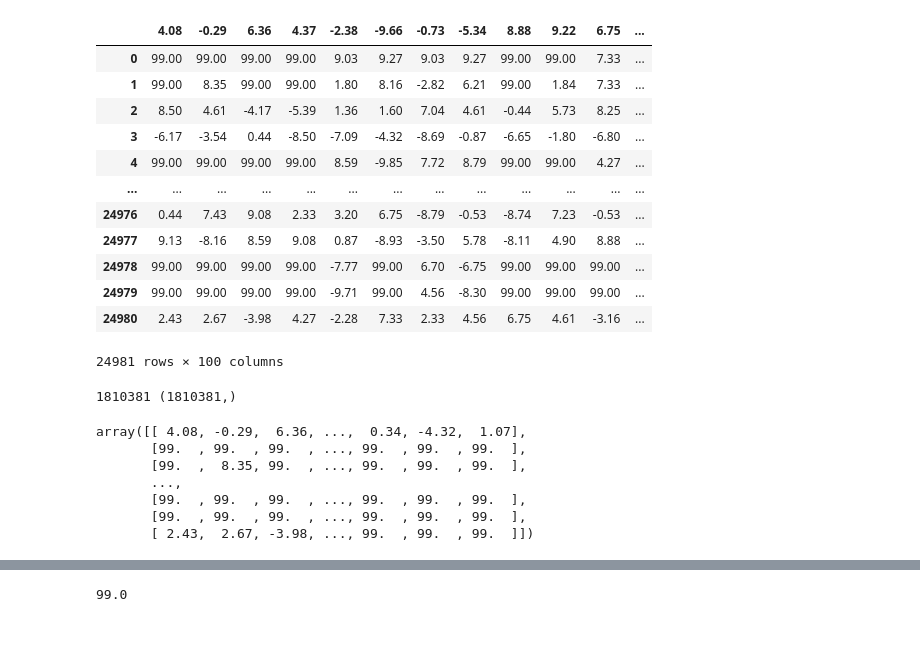
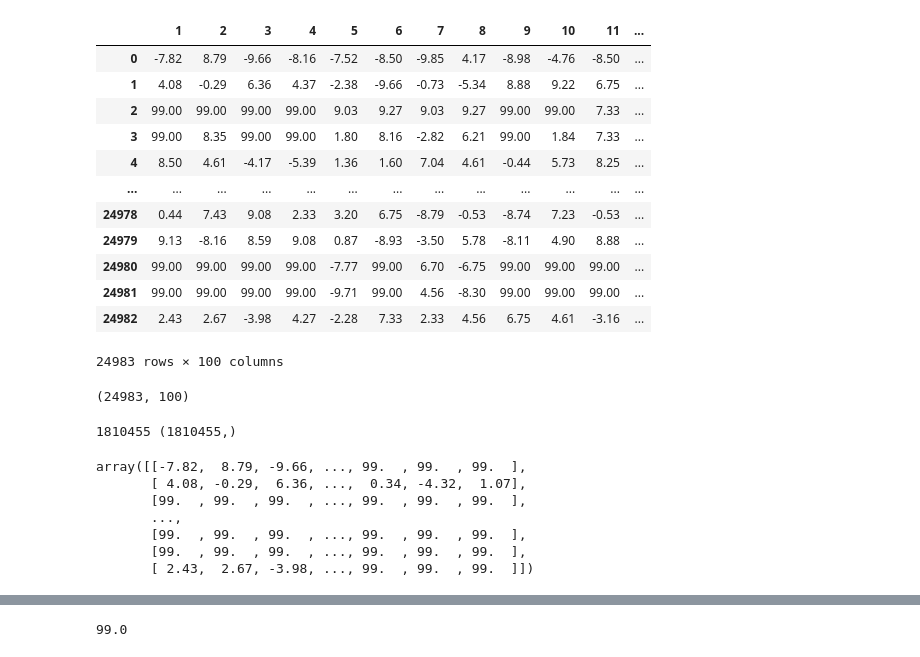
Before and after one commit to weijhenyujhou/CE888, a Jupyter notebook: Lab5/my_recommender_W.ipynb, the cells around one changed output, grey strips where cells are left out. Cells and saved outputs as stored; diff of their text form; code cells hidden in the pictures.

```diff
--- a/Lab5/my_recommender_W.ipynb
+++ b/Lab5/my_recommender_W.ipynb
@@ -6,33 +6,36 @@ import numpy as np
 from IPython.display import Image
 np.set_printoptions(precision = 3)
 # %%
-jester_df = pd.read_csv("https://raw.githubusercontent.com/weiyuchen1213/CE888/master/Lab5/jester-data-1.csv", delimiter = ",")
+#Ref:https://stackoverflow.com/questions/34091877/how-to-add-header-row-to-a-pandas-dataframe
+jester_df = pd.read_csv("https://raw.githubusercontent.com/weiyuchen1213/CE888/master/Lab5/jester-data-1.csv", delimiter = ",", header=None)
 jester_df
 
 df_del = jester_df.drop(jester_df.columns[0],axis=1) #Columns "74"
 df_del
 # %% [output]
-|  | 4.08 | -0.29 | 6.36 | 4.37 | -2.38 | -9.66 | -0.73 | -5.34 | 8.88 | 9.22 | 6.75 | ... |
-| 0 | 99.00 | 99.00 | 99.00 | 99.00 | 9.03 | 9.27 | 9.03 | 9.27 | 99.00 | 99.00 | 7.33 | ... |
-| 1 | 99.00 | 8.35 | 99.00 | 99.00 | 1.80 | 8.16 | -2.82 | 6.21 | 99.00 | 1.84 | 7.33 | ... |
-| 2 | 8.50 | 4.61 | -4.17 | -5.39 | 1.36 | 1.60 | 7.04 | 4.61 | -0.44 | 5.73 | 8.25 | ... |
-| 3 | -6.17 | -3.54 | 0.44 | -8.50 | -7.09 | -4.32 | -8.69 | -0.87 | -6.65 | -1.80 | -6.80 | ... |
-| 4 | 99.00 | 99.00 | 99.00 | 99.00 | 8.59 | -9.85 | 7.72 | 8.79 | 99.00 | 99.00 | 4.27 | ... |
+|  | 1 | 2 | 3 | 4 | 5 | 6 | 7 | 8 | 9 | 10 | 11 | ... |
+| 0 | -7.82 | 8.79 | -9.66 | -8.16 | -7.52 | -8.50 | -9.85 | 4.17 | -8.98 | -4.76 | -8.50 | ... |
+| 1 | 4.08 | -0.29 | 6.36 | 4.37 | -2.38 | -9.66 | -0.73 | -5.34 | 8.88 | 9.22 | 6.75 | ... |
+| 2 | 99.00 | 99.00 | 99.00 | 99.00 | 9.03 | 9.27 | 9.03 | 9.27 | 99.00 | 99.00 | 7.33 | ... |
+| 3 | 99.00 | 8.35 | 99.00 | 99.00 | 1.80 | 8.16 | -2.82 | 6.21 | 99.00 | 1.84 | 7.33 | ... |
+| 4 | 8.50 | 4.61 | -4.17 | -5.39 | 1.36 | 1.60 | 7.04 | 4.61 | -0.44 | 5.73 | 8.25 | ... |
 | ... | ... | ... | ... | ... | ... | ... | ... | ... | ... | ... | ... | ... |
-| 24976 | 0.44 | 7.43 | 9.08 | 2.33 | 3.20 | 6.75 | -8.79 | -0.53 | -8.74 | 7.23 | -0.53 | ... |
-| 24977 | 9.13 | -8.16 | 8.59 | 9.08 | 0.87 | -8.93 | -3.50 | 5.78 | -8.11 | 4.90 | 8.88 | ... |
-| 24978 | 99.00 | 99.00 | 99.00 | 99.00 | -7.77 | 99.00 | 6.70 | -6.75 | 99.00 | 99.00 | 99.00 | ... |
-| 24979 | 99.00 | 99.00 | 99.00 | 99.00 | -9.71 | 99.00 | 4.56 | -8.30 | 99.00 | 99.00 | 99.00 | ... |
-| 24980 | 2.43 | 2.67 | -3.98 | 4.27 | -2.28 | 7.33 | 2.33 | 4.56 | 6.75 | 4.61 | -3.16 | ... |
+| 24978 | 0.44 | 7.43 | 9.08 | 2.33 | 3.20 | 6.75 | -8.79 | -0.53 | -8.74 | 7.23 | -0.53 | ... |
+| 24979 | 9.13 | -8.16 | 8.59 | 9.08 | 0.87 | -8.93 | -3.50 | 5.78 | -8.11 | 4.90 | 8.88 | ... |
+| 24980 | 99.00 | 99.00 | 99.00 | 99.00 | -7.77 | 99.00 | 6.70 | -6.75 | 99.00 | 99.00 | 99.00 | ... |
+| 24981 | 99.00 | 99.00 | 99.00 | 99.00 | -9.71 | 99.00 | 4.56 | -8.30 | 99.00 | 99.00 | 99.00 | ... |
+| 24982 | 2.43 | 2.67 | -3.98 | 4.27 | -2.28 | 7.33 | 2.33 | 4.56 | 6.75 | 4.61 | -3.16 | ... |
-24981 rows × 100 columns
+24983 rows × 100 columns
 # %%
 arr = df_del.values
 print(arr.shape)
+# %% [output]
+(24983, 100)
 # %%
 rated = np.where(arr!=99)
 print(len(rated[0]), rated[1].shape)
 # %% [output]
-1810381 (1810381,)
+1810455 (1810455,)
 # %%
 def replace(orig, percentage=0.1):
   """
@@ -51,9 +54,9 @@ new_arr, idx = replace(arr, 0.1)
 # %%
 arr
 # %% [output]
-array([[ 4.08, -0.29,  6.36, ...,  0.34, -4.32,  1.07],
+array([[-7.82,  8.79, -9.66, ..., 99.  , 99.  , 99.  ],
+       [ 4.08, -0.29,  6.36, ...,  0.34, -4.32,  1.07],
        [99.  , 99.  , 99.  , ..., 99.  , 99.  , 99.  ],
-       [99.  ,  8.35, 99.  , ..., 99.  , 99.  , 99.  ],
        ...,
        [99.  , 99.  , 99.  , ..., 99.  , 99.  , 99.  ],
        [99.  , 99.  , 99.  , ..., 99.  , 99.  , 99.  ],
```
Also changed, not shown: parts of 16 cells of this notebook.
